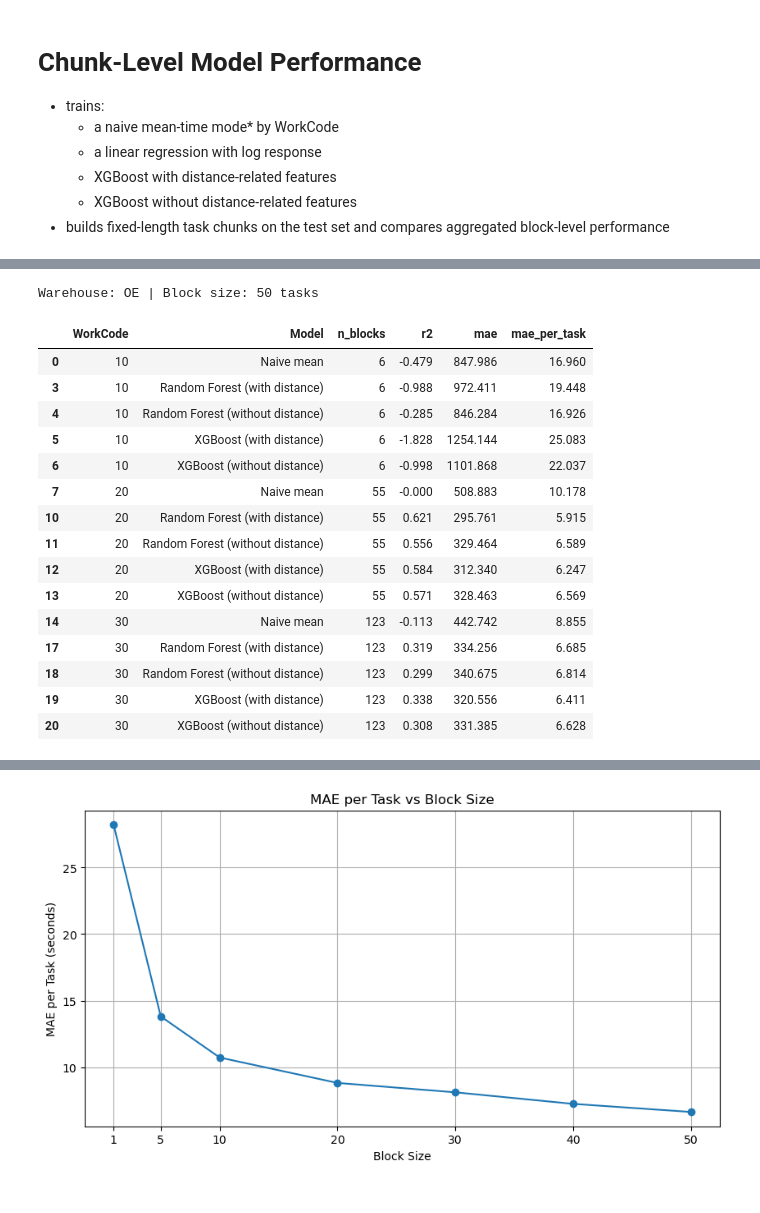
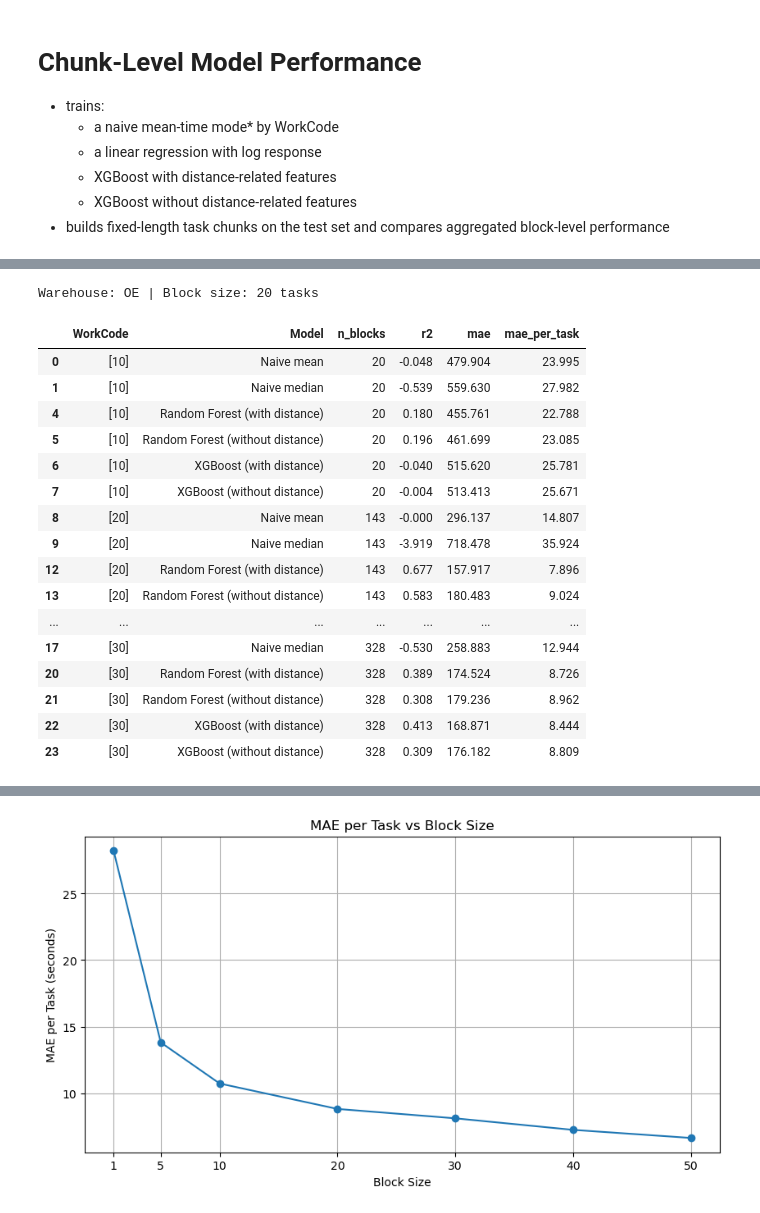
Before and after one commit to JiashenWangg/Lucas_Systems_Capstone_Project, a Jupyter notebook: Model_Jiashen/chunk_model.ipynb, the cells around one changed output, grey strips where cells are left out. Cells and saved outputs as stored; diff of their text form; code cells hidden in the pictures.

```diff
--- a/Model_Jiashen/chunk_model.ipynb
+++ b/Model_Jiashen/chunk_model.ipynb
@@ -26,9 +26,12 @@ pd.set_option("display.width", 200)
 
 PATH = Path("../data/processed")
 WAREHOUSE = "OE"
-WORKCODES = ["10", "20", "30"]
+
+WORKCODES = ['10', '20', '30']
+# WORKCODES = ["1", "2", "3", "4", "5", "6"]
+
 MAX_TIME = 300
-BLOCK_SIZE = 50
+BLOCK_SIZE = 20
 RANDOM_STATE = 2026
 # %%
 def resolve_data_path(warehouse):
@@ -47,7 +50,7 @@ def load_engineered_data(warehouse, workcode, max_time=300):
         file_path=data_path,
         warehouse=warehouse,
         max_time=max_time,
-        work_code=str(workcode)
+        work_code=workcode
     )
 
     d = d.copy()
@@ -189,6 +192,23 @@ for wc in WORKCODES:
         "n_test_rows": len(test_df),
         "runtime_sec": naive_runtime,
         **m_naive
+    })
+
+    # naive median
+    t0 = time.perf_counter()
+    naive_median = y_train.median()
+    pred_naive_median = np.repeat(naive_median, len(y_test))
+    naive_median_runtime = time.perf_counter() - t0
+    m_naive_median = eval_predictions(y_test, pred_naive_median)
+
+    all_task_results.append({
+        "Warehouse": WAREHOUSE,
+        "WorkCode": wc,
+        "Model": "Naive median",
+        "n_train_rows": len(train_df),
+        "n_test_rows": len(test_df),
+        "runtime_sec": naive_median_runtime,
+        **m_naive_median
     })
 
     # ----------------------------
@@ -374,6 +394,7 @@ for wc in WORKCODES:
 
     temp = test_df.copy().reset_index().rename(columns={"index": "orig_index"})
     temp["pred_naive"] = pred_naive
+    temp["pred_naive_median"] = pred_naive_median
     temp["pred_lr"] = pred_lr
     temp["pred_lr_n"] = pred_lr_n
     temp["pred_rf_with_dist"] = pred_rf_d
@@ -385,6 +406,7 @@ for wc in WORKCODES:
         temp[[
             "orig_index",
             "pred_naive",
+            "pred_naive_median",
             "pred_lr",
             "pred_lr_n",
             "pred_rf_with_dist",
@@ -401,6 +423,7 @@ for wc in WORKCODES:
         .agg(
             actual_time=("Time_Delta_sec", "sum"),
             pred_naive=("pred_naive", "sum"),
+            pred_naive_median=("pred_naive_median", "sum"),
             pred_lr=("pred_lr", "sum"),
             pred_lr_n=("pred_lr_n", "sum"),
             pred_rf_with_dist=("pred_rf_with_dist", "sum"),
@@ -417,6 +440,7 @@ for wc in WORKCODES:
 
     for model_name, col in [
         ("Naive mean", "pred_naive"),
+        ("Naive median", "pred_naive_median"),
         ("Linear regression (with distance)", "pred_lr"),
         ("Linear regression (without distance)", "pred_lr_n"),
         ("Random Forest (with distance)", "pred_rf_with_dist"),
@@ -474,46 +498,48 @@ block_results_clean = block_results_df.copy()
 for c in ["r2", "mae"]:
     if c in block_results_clean.columns:
         block_results_clean[c] = block_results_clean[c].round(3)
 
 # Add column MAE per task by dividing block-level MAE by BLOCK_SIZE, to make it more comparable to task-level MAE
 block_results_clean["mae_per_task"] = (block_results_clean["mae"] / BLOCK_SIZE).round(3)
 
 # Remove columns warehouse, rmse, instead display Warehouse and Chunk size as a sentence on top
 block_results_clean = block_results_clean.drop(columns=["rmse"], errors="ignore")
 block_results_clean = block_results_clean.drop(columns=["Warehouse"], errors="ignore")
 print(f"Warehouse: {WAREHOUSE} | Block size: {BLOCK_SIZE} tasks")
 
 # exclude linear regression models from block-level display since they are much worse than RF and XGB
 block_results_clean = block_results_clean[~block_results_clean["Model"].str.contains("Linear regression")].copy()
 
 # Display by Workcode, then by Model
 block_results_clean["Model"] = pd.Categorical(
     block_results_clean["Model"],
     categories=[
         "Naive mean",
+        "Naive median",
         "XGBoost (with distance)",
         "XGBoost (without distance)",
         "Random Forest (with distance)",
         "Random Forest (without distance)",
     ],
     ordered=True
 )
 display(block_results_clean)
 # %% [output]
-Warehouse: OE | Block size: 50 tasks
+Warehouse: OE | Block size: 20 tasks
 |  | WorkCode | Model | n_blocks | r2 | mae | mae_per_task |
-| 0 | 10 | Naive mean | 6 | -0.479 | 847.986 | 16.960 |
-| 3 | 10 | Random Forest (with distance) | 6 | -0.988 | 972.411 | 19.448 |
-| 4 | 10 | Random Forest (without distance) | 6 | -0.285 | 846.284 | 16.926 |
-| 5 | 10 | XGBoost (with distance) | 6 | -1.828 | 1254.144 | 25.083 |
-| 6 | 10 | XGBoost (without distance) | 6 | -0.998 | 1101.868 | 22.037 |
-| 7 | 20 | Naive mean | 55 | -0.000 | 508.883 | 10.178 |
-| 10 | 20 | Random Forest (with distance) | 55 | 0.621 | 295.761 | 5.915 |
-| 11 | 20 | Random Forest (without distance) | 55 | 0.556 | 329.464 | 6.589 |
-| 12 | 20 | XGBoost (with distance) | 55 | 0.584 | 312.340 | 6.247 |
-| 13 | 20 | XGBoost (without distance) | 55 | 0.571 | 328.463 | 6.569 |
-| 14 | 30 | Naive mean | 123 | -0.113 | 442.742 | 8.855 |
-| 17 | 30 | Random Forest (with distance) | 123 | 0.319 | 334.256 | 6.685 |
-| 18 | 30 | Random Forest (without distance) | 123 | 0.299 | 340.675 | 6.814 |
-| 19 | 30 | XGBoost (with distance) | 123 | 0.338 | 320.556 | 6.411 |
-| 20 | 30 | XGBoost (without distance) | 123 | 0.308 | 331.385 | 6.628 |
+| 0 | [10] | Naive mean | 20 | -0.048 | 479.904 | 23.995 |
+| 1 | [10] | Naive median | 20 | -0.539 | 559.630 | 27.982 |
+| 4 | [10] | Random Forest (with distance) | 20 | 0.180 | 455.761 | 22.788 |
+| 5 | [10] | Random Forest (without distance) | 20 | 0.196 | 461.699 | 23.085 |
+| 6 | [10] | XGBoost (with distance) | 20 | -0.040 | 515.620 | 25.781 |
+| 7 | [10] | XGBoost (without distance) | 20 | -0.004 | 513.413 | 25.671 |
+| 8 | [20] | Naive mean | 143 | -0.000 | 296.137 | 14.807 |
+| 9 | [20] | Naive median | 143 | -3.919 | 718.478 | 35.924 |
+| 12 | [20] | Random Forest (with distance) | 143 | 0.677 | 157.917 | 7.896 |
+| 13 | [20] | Random Forest (without distance) | 143 | 0.583 | 180.483 | 9.024 |
+| ... | ... | ... | ... | ... | ... | ... |
+| 17 | [30] | Naive median | 328 | -0.530 | 258.883 | 12.944 |
+| 20 | [30] | Random Forest (with distance) | 328 | 0.389 | 174.524 | 8.726 |
+| 21 | [30] | Random Forest (without distance) | 328 | 0.308 | 179.236 | 8.962 |
+| 22 | [30] | XGBoost (with distance) | 328 | 0.413 | 168.871 | 8.444 |
+| 23 | [30] | XGBoost (without distance) | 328 | 0.309 | 176.182 | 8.809 |
```
Also changed, not shown: parts of 5 cells of this notebook, 6 other files.
